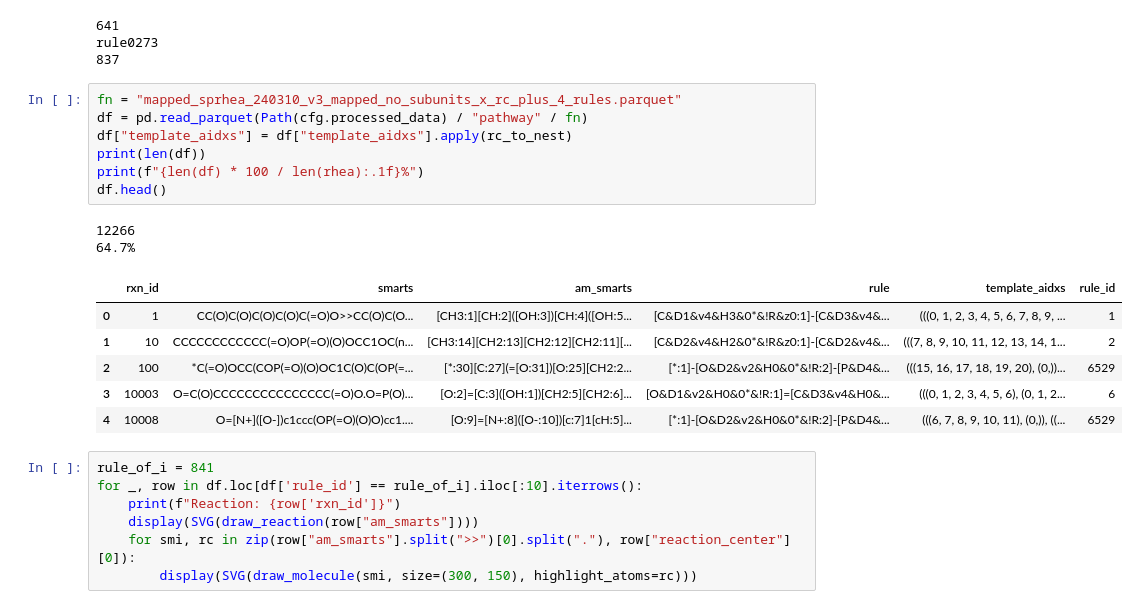
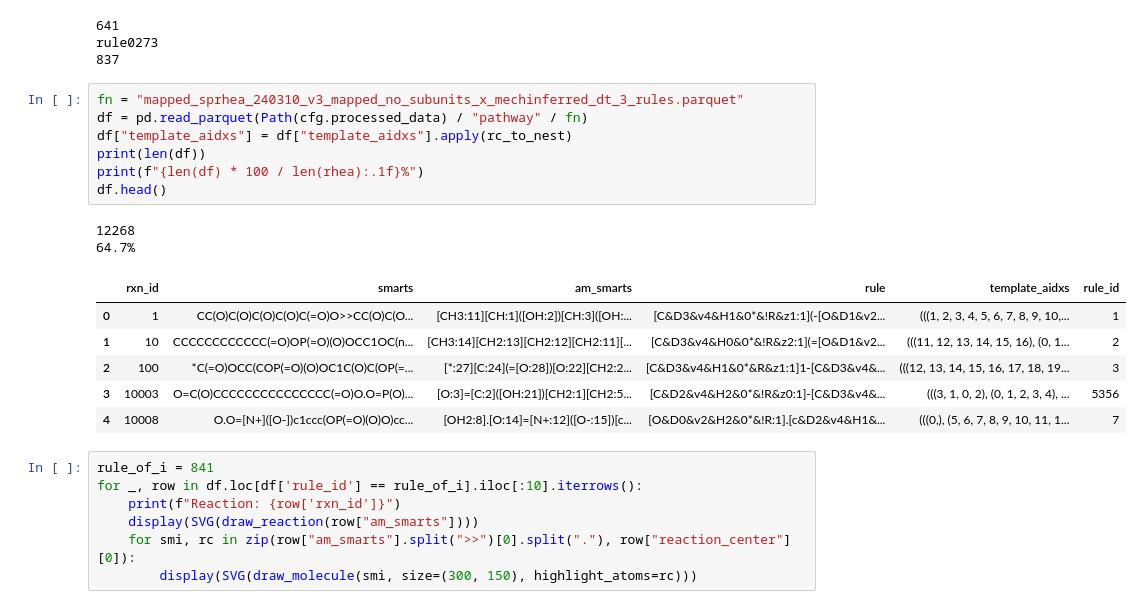
Before and after one commit to stefanpate/enz-rxn-data, a Jupyter notebook: check_reaction_mapping.ipynb, the cells around one changed output. Saved outputs shown, nothing was run; the diff lists cells and outputs as text.

Commit message:
Quick study of troublesome min rules. Updated multiple mapping logic to avoid intramolecular breaks in rule smarts where possible

```diff
--- a/check_reaction_mapping.ipynb
+++ b/check_reaction_mapping.ipynb
@@ -41,21 +41,21 @@ for k, v in min_rules.iterrows():
 rule0273
 837
 # %%
-fn = "mapped_sprhea_240310_v3_mapped_no_subunits_x_rc_plus_4_rules.parquet"
+fn = "mapped_sprhea_240310_v3_mapped_no_subunits_x_mechinferred_dt_3_rules.parquet"
 df = pd.read_parquet(Path(cfg.processed_data) / "pathway" / fn)
 df["template_aidxs"] = df["template_aidxs"].apply(rc_to_nest)
 print(len(df))
 print(f"{len(df) * 100 / len(rhea):.1f}%")
 df.head()
 # %% [output]
-12266
+12268
 64.7%
 |  | rxn_id | smarts | am_smarts | rule | template_aidxs | rule_id |
-| 0 | 1 | CC(O)C(O)C(O)C(O)C(=O)O>>CC(O)C(O... | [CH3:1][CH:2]([OH:3])[CH:4]([OH:5... | [C&D1&v4&H3&0*&!R&z0:1]-[C&D3&v4&... | (((0, 1, 2, 3, 4, 5, 6, 7, 8, 9, ... | 1 |
-| 1 | 10 | CCCCCCCCCCCC(=O)OP(=O)(O)OCC1OC(n... | [CH3:14][CH2:13][CH2:12][CH2:11][... | [C&D2&v4&H2&0*&!R&z0:1]-[C&D2&v4&... | (((7, 8, 9, 10, 11, 12, 13, 14, 1... | 2 |
-| 2 | 100 | *C(=O)OCC(COP(=O)(O)OC1C(O)C(OP(=... | [*:30][C:27](=[O:31])[O:25][CH2:2... | [*:1]-[O&D2&v2&H0&0*&!R:2]-[P&D4&... | (((15, 16, 17, 18, 19, 20), (0,))... | 6529 |
-| 3 | 10003 | O=C(O)CCCCCCCCCCCCCCC(=O)O.O=P(O)... | [O:2]=[C:3]([OH:1])[CH2:5][CH2:6]... | [O&D1&v2&H0&0*&!R:1]=[C&D3&v4&H0&... | (((0, 1, 2, 3, 4, 5, 6), (0, 1, 2... | 6 |
-| 4 | 10008 | O=[N+]([O-])c1ccc(OP(=O)(O)O)cc1.... | [O:9]=[N+:8]([O-:10])[c:7]1[cH:5]... | [*:1]-[O&D2&v2&H0&0*&!R:2]-[P&D4&... | (((6, 7, 8, 9, 10, 11), (0,)), ((... | 6529 |
+| 0 | 1 | CC(O)C(O)C(O)C(O)C(=O)O>>CC(O)C(O... | [CH3:11][CH:1]([OH:2])[CH:3]([OH:... | [C&D3&v4&H1&0*&!R&z1:1](-[O&D1&v2... | (((1, 2, 3, 4, 5, 6, 7, 8, 9, 10,... | 1 |
+| 1 | 10 | CCCCCCCCCCCC(=O)OP(=O)(O)OCC1OC(n... | [CH3:14][CH2:13][CH2:12][CH2:11][... | [C&D3&v4&H0&0*&!R&z2:1](=[O&D1&v2... | (((11, 12, 13, 14, 15, 16), (0, 1... | 2 |
+| 2 | 100 | *C(=O)OCC(COP(=O)(O)OC1C(O)C(OP(=... | [*:27][C:24](=[O:28])[O:22][CH2:2... | [C&D3&v4&H1&0*&R&z1:1]1-[C&D3&v4&... | (((12, 13, 14, 15, 16, 17, 18, 19... | 3 |
+| 3 | 10003 | O=C(O)CCCCCCCCCCCCCCC(=O)O.O=P(O)... | [O:3]=[C:2]([OH:21])[CH2:1][CH2:5... | [C&D2&v4&H2&0*&!R&z0:1]-[C&D3&v4&... | (((3, 1, 0, 2), (0, 1, 2, 3, 4), ... | 5356 |
+| 4 | 10008 | O.O=[N+]([O-])c1ccc(OP(=O)(O)O)cc... | [OH2:8].[O:14]=[N+:12]([O-:15])[c... | [O&D0&v2&H2&0*&!R:1].[c&D2&v4&H1&... | (((0,), (5, 6, 7, 8, 9, 10, 11, 1... | 7 |
 # %%
 rule_of_i = 841
 for _, row in df.loc[df['rule_id'] == rule_of_i].iloc[:10].iterrows():
```
Also changed, not shown: 9 other files.
